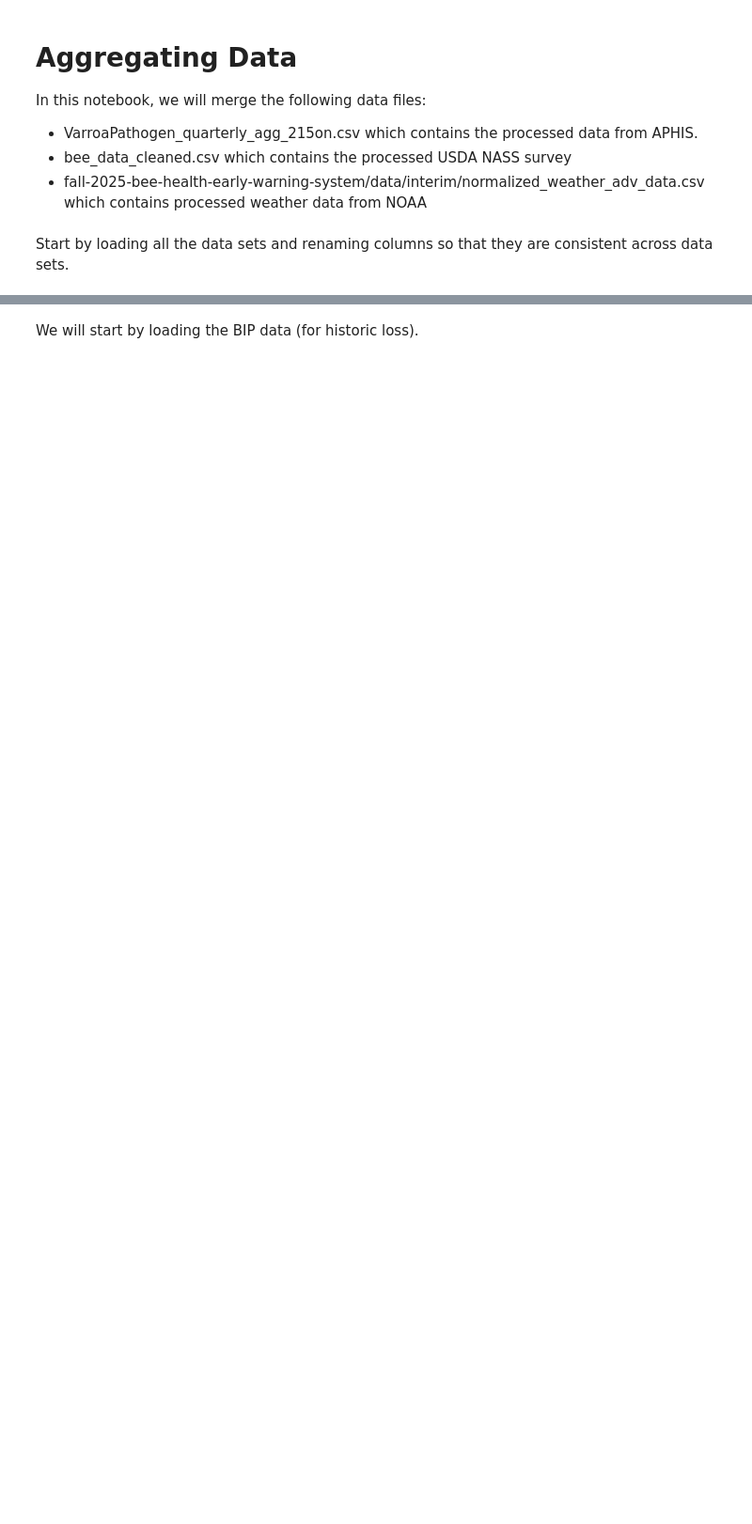
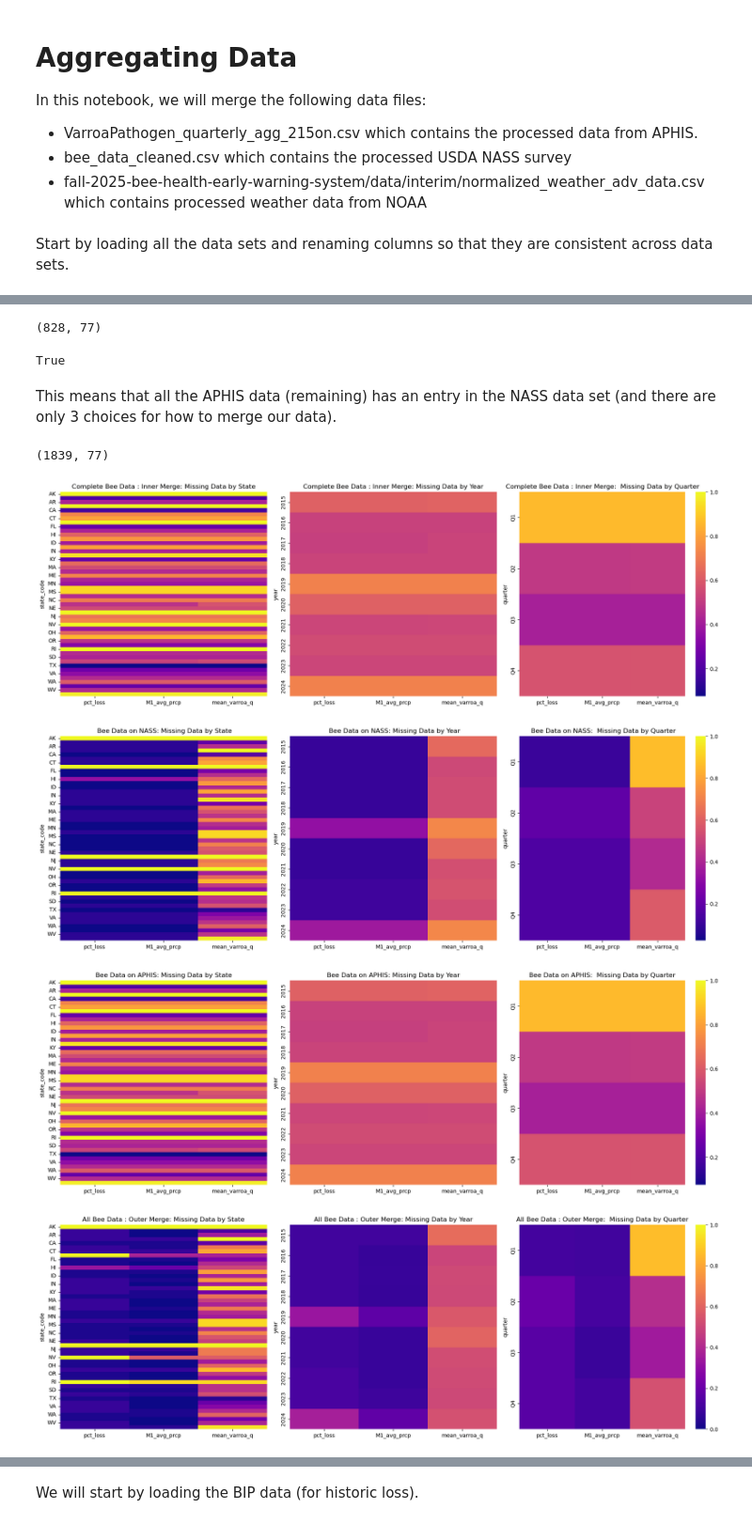
Before and after one commit to Erdos-Projects/fall-2025-bee-health-early-warning-system, a Jupyter notebook: notebooks/final_aggregation.ipynb, the cells around one changed output, grey strips where cells are left out. Shown: that part at 94% size. Cells and saved outputs as stored; diff of their text form; code cells hidden in the pictures; blank space fills up the shorter version.

```diff
--- a/notebooks/final_aggregation.ipynb
+++ b/notebooks/final_aggregation.ipynb
@@ -58,7 +163,8 @@ Include a column for the region associated with each state.
 # %%
+# Include a column for the region associated with each state.
 state_to_region = {
     "AL": "Southeast",
-    "AK": "Northwest", # does not align climactically with other regions, APHIS has no data for Alaska, but
+    "AK": "Alaska", # does not align climactically with any other region. Note: NASS has no data for Alaska, APHIS for 2018 onward
     "AZ": "Southwest",
     "AR": "South",
     "CA": "West",
@@ -166,0 +360,42 @@ bee_all_df.info()
+# %%
+nass_aphis_right_df = pd.merge(
+    nass_df,
+    aphis_df,
+    on=['year', 'quarter', 'state_code', 'region'],
+    how='right'
+)
+
+bee_aphis_df = pd.merge(
+    nass_aphis_both_df,
+    weather_df,
+    on=['year', 'quarter', 'state_code'],
+    how='left'
+)
+
+bee_aphis_df.shape
+# %% [output]
+(828, 77)
+# %%
+bee_aphis_df.equals(bee_complete_df)
+# %% [output]
+True
+# %% [markdown]
+This means that all the APHIS data (remaining) has an entry in the NASS data set (and there are only 3 choices for how to merge our data).
+# %%
+nass_aphis_all_df = pd.merge(
+    nass_df,
+    aphis_df,
+    on=['year', 'quarter', 'state_code', 'region'],
+    how='outer'
+)
+
+bee_all_df = pd.merge(
+    nass_aphis_all_df,
+    weather_df,
+    on=['year', 'quarter', 'state_code'],
+    how='left'
+)
+
+bee_all_df.shape
+# %% [output]
+(1839, 77)
@@ -166,0 +443,10 @@ bee_all_df.info()
+# %%
+visualize_missing(bee_complete_df, expected, name='Complete Bee Data : Inner Merge')
+visualize_missing(bee_nass_df, expected, name=' Bee Data on NASS')
+visualize_missing(bee_aphis_df, expected, name='Bee Data on APHIS')
+visualize_missing(bee_all_df, expected, name='All Bee Data : Outer Merge')
+# %% [output]
+[figure, added]
+[figure, added]
+[figure, added]
+[figure, added]
```
Also changed, not shown: parts of 55 cells of this notebook, 2 other files.
